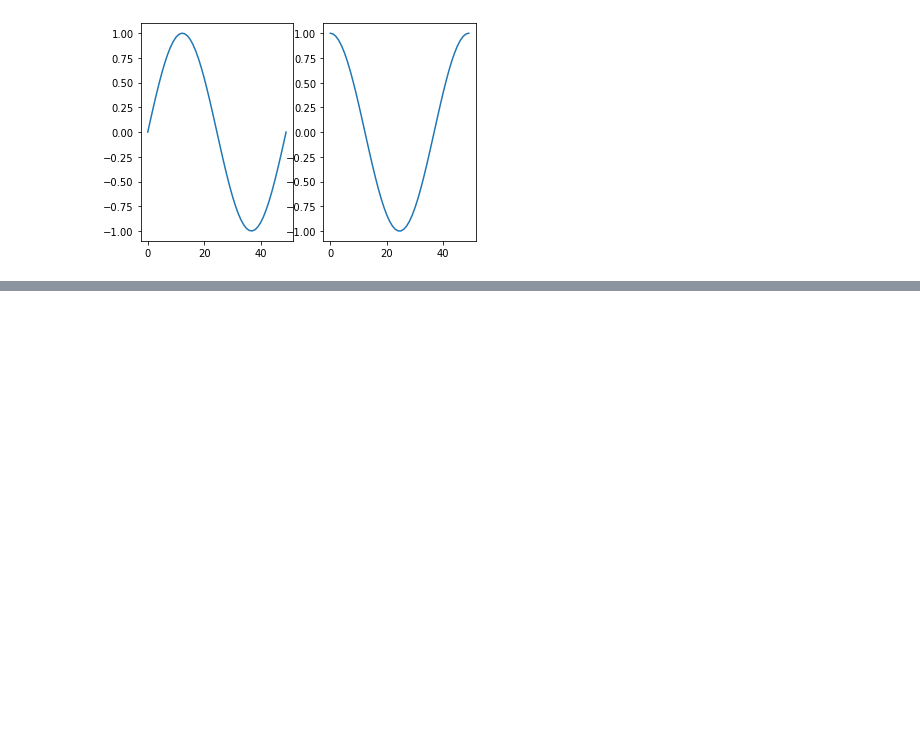
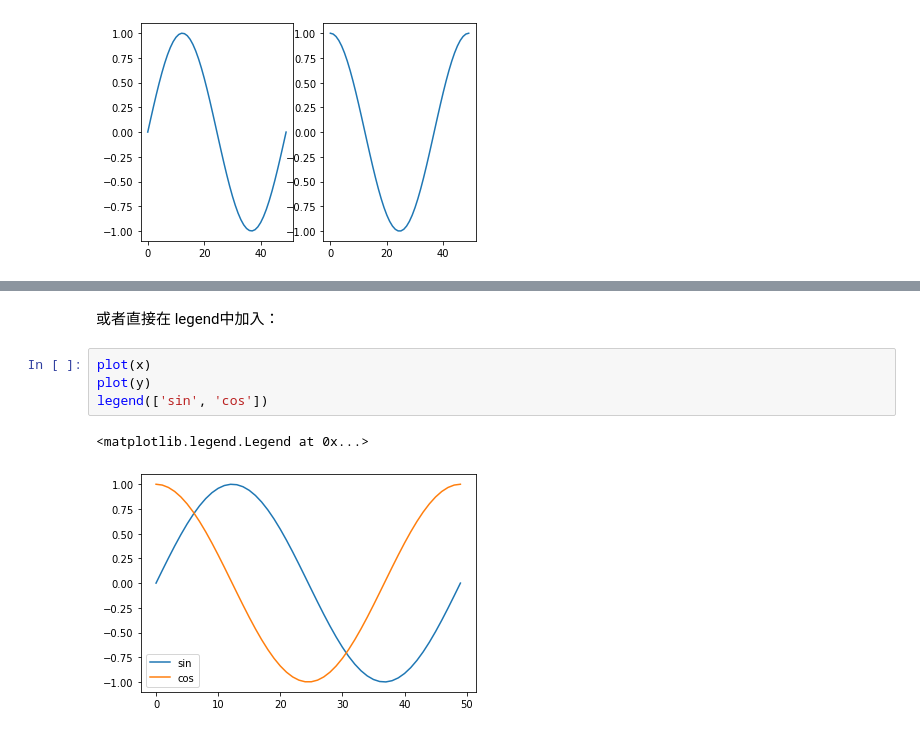
Before and after one commit to YangBingxi/note-python, a Jupyter notebook: 3.numpy/matplotlib Introduction.ipynb, the cells around one changed output, grey strips where cells are left out. Saved outputs shown, nothing was run; the diff lists cells and outputs as text; blank space fills up the shorter version.

```diff
--- a/3.numpy/matplotlib Introduction.ipynb
+++ b/3.numpy/matplotlib Introduction.ipynb
@@ -115,0 +141,9 @@ SyntaxError: invalid syntax (<ipython-input-21-3b5bf9d7fdc0>, line 2)
+# %% [markdown]
+或者直接在 legend中加入：
+# %%
+plot(x)
+plot(y)
+legend(['sin', 'cos'])
+# %% [output]
+<matplotlib.legend.Legend at 0x...>
+[figure, added]
```
Also changed, not shown: parts of 21 cells of this notebook.
